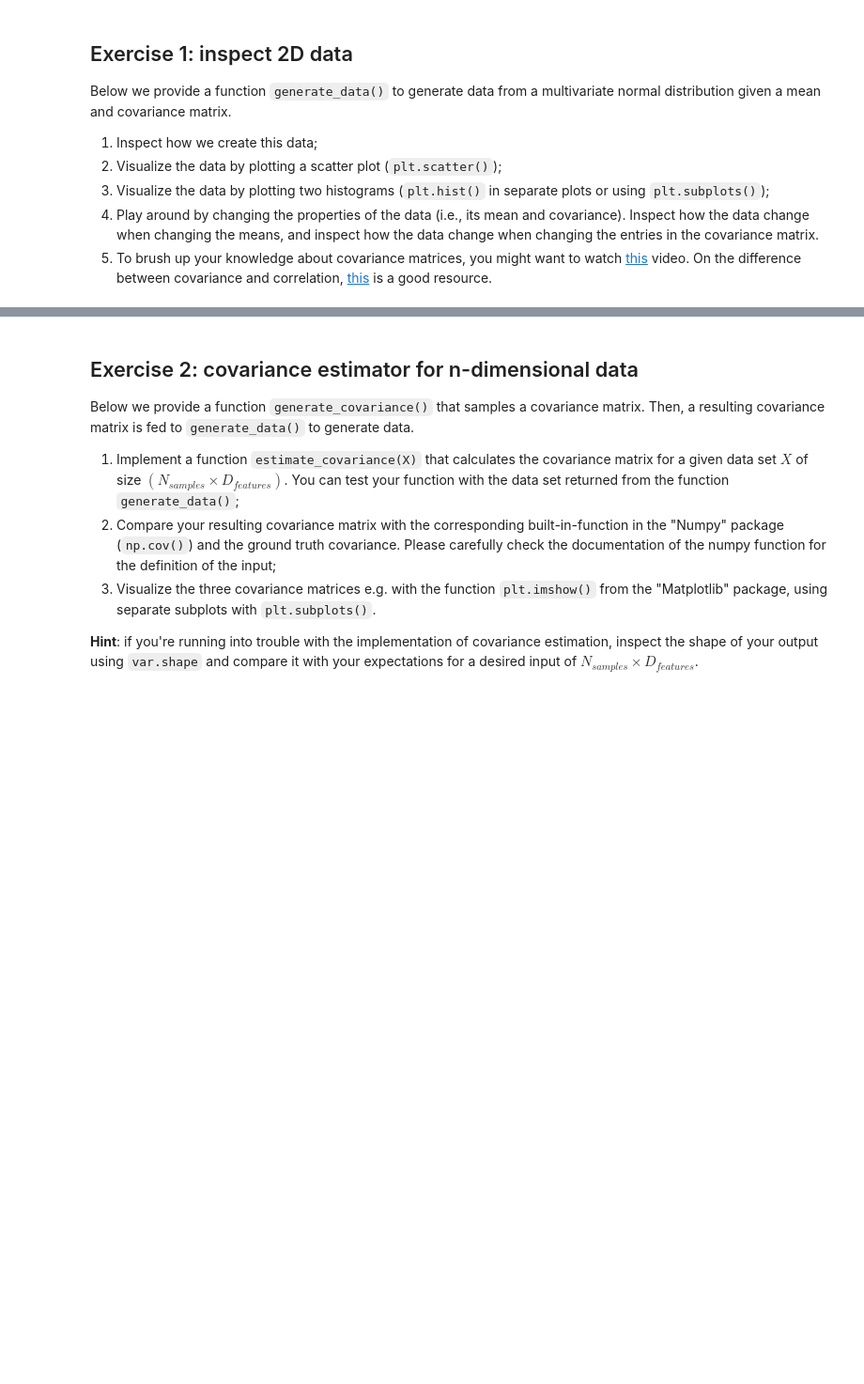
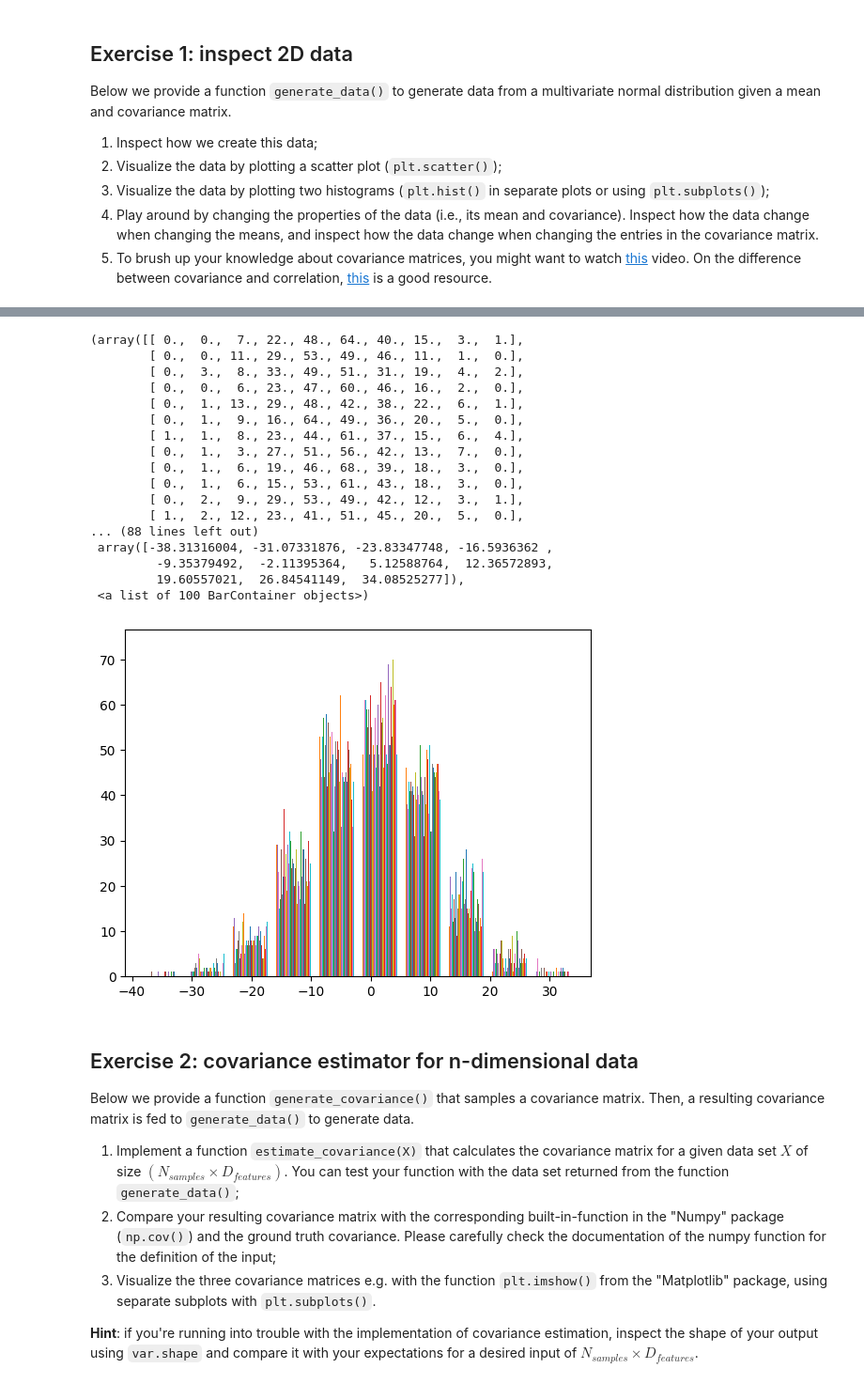
Before and after one commit to Rafrafrafra/BCI, a Jupyter notebook: Assignment 2/assignment_02_covariance_matrix.ipynb, the cells around one changed output, grey strips where cells are left out. Shown at 94% size. Cells and saved outputs as stored; diff of their text form; code cells hidden in the pictures; blank space fills up the shorter version.

```diff
--- a/Assignment 2/assignment_02_covariance_matrix.ipynb
+++ b/Assignment 2/assignment_02_covariance_matrix.ipynb
@@ -40,3 +44,24 @@ X = generate_data()
+# %%
+plt.hist(X)
+# %% [output]
+(array([[ 0.,  0.,  7., 22., 48., 64., 40., 15.,  3.,  1.],
+        [ 0.,  0., 11., 29., 53., 49., 46., 11.,  1.,  0.],
+        [ 0.,  3.,  8., 33., 49., 51., 31., 19.,  4.,  2.],
+        [ 0.,  0.,  6., 23., 47., 60., 46., 16.,  2.,  0.],
+        [ 0.,  1., 13., 29., 48., 42., 38., 22.,  6.,  1.],
+        [ 0.,  1.,  9., 16., 64., 49., 36., 20.,  5.,  0.],
+        [ 1.,  1.,  8., 23., 44., 61., 37., 15.,  6.,  4.],
+        [ 0.,  1.,  3., 27., 51., 56., 42., 13.,  7.,  0.],
+        [ 0.,  1.,  6., 19., 46., 68., 39., 18.,  3.,  0.],
+        [ 0.,  1.,  6., 15., 53., 61., 43., 18.,  3.,  0.],
+        [ 0.,  2.,  9., 29., 53., 49., 42., 12.,  3.,  1.],
+        [ 1.,  2., 12., 23., 41., 51., 45., 20.,  5.,  0.],
+... (88 lines left out)
+ array([-38.31316004, -31.07331876, -23.83347748, -16.5936362 ,
+         -9.35379492,  -2.11395364,   5.12588764,  12.36572893,
+         19.60557021,  26.84541149,  34.08525277]),
+ <a list of 100 BarContainer objects>)
+[figure, added]
 # %% [markdown]
 ## Exercise 2: covariance estimator for n-dimensional data
 Below we provide a function `generate_covariance()` that samples a covariance matrix. Then, a resulting covariance matrix is fed to `generate_data()` to generate data.
```
Also changed, not shown: parts of 1 cell of this notebook.
